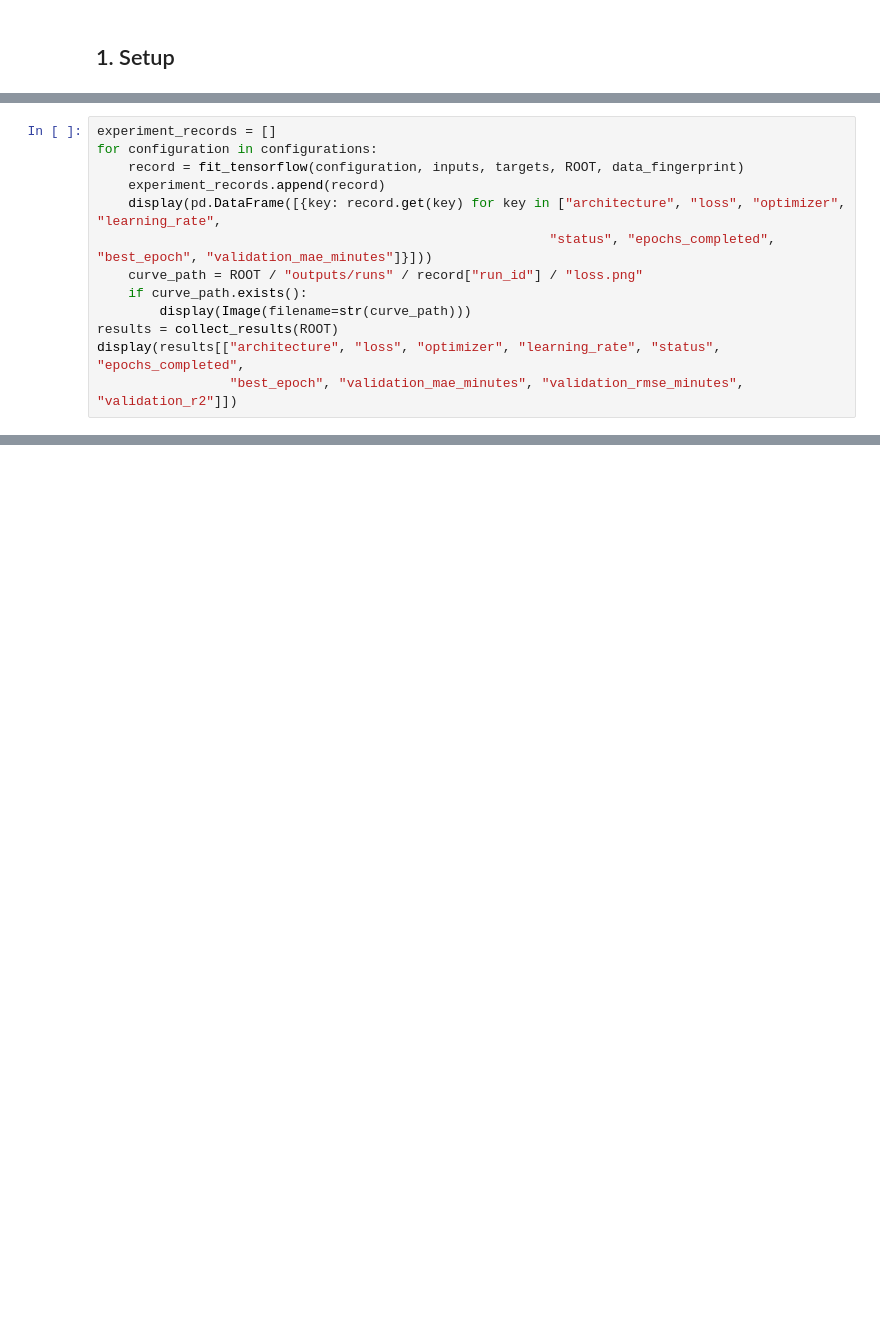
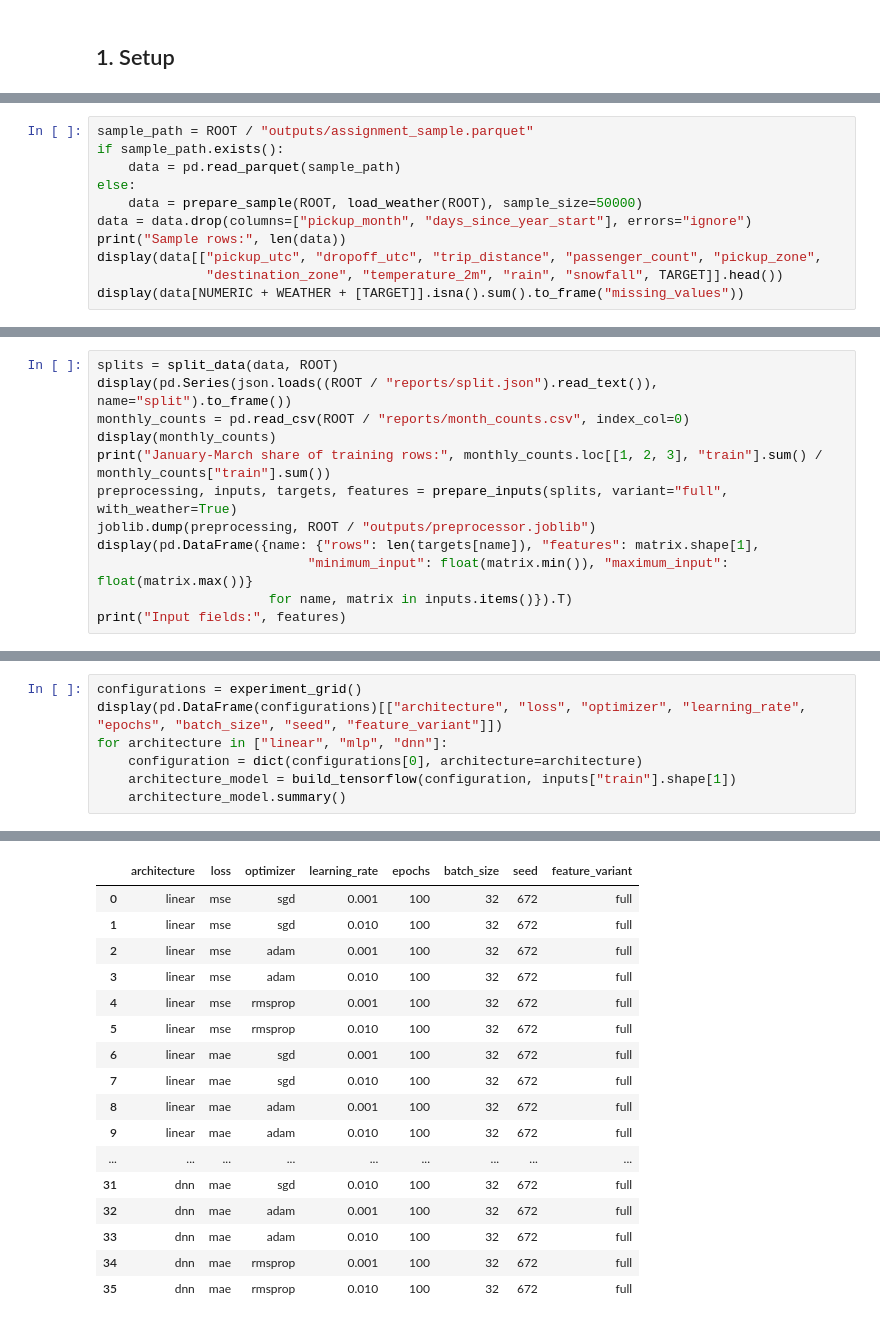
Before and after one commit to Negarkamvij/NYC-Taxi-Duration-Prediction, a Jupyter notebook: Taxi_Project_2.ipynb, the cells around one changed output, grey strips where cells are left out. Saved outputs shown, nothing was run; the diff lists cells and outputs as text; blank space fills up the shorter version.

```diff
--- a/Taxi_Project_2.ipynb
+++ b/Taxi_Project_2.ipynb
@@ -402,13 +12,0 @@ The full grid contains **36 configurations**. Each fit saves the training and va
-# %%
-experiment_records = []
-for configuration in configurations:
-    record = fit_tensorflow(configuration, inputs, targets, ROOT, data_fingerprint)
-    experiment_records.append(record)
-    display(pd.DataFrame([{key: record.get(key) for key in ["architecture", "loss", "optimizer", "learning_rate",
-                                                          "status", "epochs_completed", "best_epoch", "validation_mae_minutes"]}]))
-    curve_path = ROOT / "outputs/runs" / record["run_id"] / "loss.png"
-    if curve_path.exists():
-        display(Image(filename=str(curve_path)))
-results = collect_results(ROOT)
-display(results[["architecture", "loss", "optimizer", "learning_rate", "status", "epochs_completed",
-                 "best_epoch", "validation_mae_minutes", "validation_rmse_minutes", "validation_r2"]])
@@ -544,0 +166,11 @@ The final numerical findings and framework comparison are reported below from th
+# %%
+sample_path = ROOT / "outputs/assignment_sample.parquet"
+if sample_path.exists():
+    data = pd.read_parquet(sample_path)
+else:
+    data = prepare_sample(ROOT, load_weather(ROOT), sample_size=50000)
+data = data.drop(columns=["pickup_month", "days_since_year_start"], errors="ignore")
+print("Sample rows:", len(data))
+display(data[["pickup_utc", "dropoff_utc", "trip_distance", "passenger_count", "pickup_zone",
+              "destination_zone", "temperature_2m", "rain", "snowfall", TARGET]].head())
+display(data[NUMERIC + WEATHER + [TARGET]].isna().sum().to_frame("missing_values"))
@@ -544,0 +263,12 @@ The final numerical findings and framework comparison are reported below from th
+# %%
+splits = split_data(data, ROOT)
+display(pd.Series(json.loads((ROOT / "reports/split.json").read_text()), name="split").to_frame())
+monthly_counts = pd.read_csv(ROOT / "reports/month_counts.csv", index_col=0)
+display(monthly_counts)
+print("January-March share of training rows:", monthly_counts.loc[[1, 2, 3], "train"].sum() / monthly_counts["train"].sum())
+preprocessing, inputs, targets, features = prepare_inputs(splits, variant="full", with_weather=True)
+joblib.dump(preprocessing, ROOT / "outputs/preprocessor.joblib")
+display(pd.DataFrame({name: {"rows": len(targets[name]), "features": matrix.shape[1],
+                           "minimum_input": float(matrix.min()), "maximum_input": float(matrix.max())}
+                      for name, matrix in inputs.items()}).T)
+print("Input fields:", features)
@@ -544,0 +442,8 @@ The final numerical findings and framework comparison are reported below from th
+# %%
+configurations = experiment_grid()
+display(pd.DataFrame(configurations)[["architecture", "loss", "optimizer", "learning_rate", "epochs", "batch_size", "seed", "feature_variant"]])
+for architecture in ["linear", "mlp", "dnn"]:
+    configuration = dict(configurations[0], architecture=architecture)
+    architecture_model = build_tensorflow(configuration, inputs["train"].shape[1])
+    architecture_model.summary()
+# %% [output]
@@ -544,0 +467,17 @@ The final numerical findings and framework comparison are reported below from th
+|  | architecture | loss | optimizer | learning_rate | epochs | batch_size | seed | feature_variant |
+| 0 | linear | mse | sgd | 0.001 | 100 | 32 | 672 | full |
+| 1 | linear | mse | sgd | 0.010 | 100 | 32 | 672 | full |
+| 2 | linear | mse | adam | 0.001 | 100 | 32 | 672 | full |
+| 3 | linear | mse | adam | 0.010 | 100 | 32 | 672 | full |
+| 4 | linear | mse | rmsprop | 0.001 | 100 | 32 | 672 | full |
+| 5 | linear | mse | rmsprop | 0.010 | 100 | 32 | 672 | full |
+| 6 | linear | mae | sgd | 0.001 | 100 | 32 | 672 | full |
+| 7 | linear | mae | sgd | 0.010 | 100 | 32 | 672 | full |
+| 8 | linear | mae | adam | 0.001 | 100 | 32 | 672 | full |
+| 9 | linear | mae | adam | 0.010 | 100 | 32 | 672 | full |
+| ... | ... | ... | ... | ... | ... | ... | ... | ... |
+| 31 | dnn | mae | sgd | 0.010 | 100 | 32 | 672 | full |
+| 32 | dnn | mae | adam | 0.001 | 100 | 32 | 672 | full |
+| 33 | dnn | mae | adam | 0.010 | 100 | 32 | 672 | full |
+| 34 | dnn | mae | rmsprop | 0.001 | 100 | 32 | 672 | full |
+| 35 | dnn | mae | rmsprop | 0.010 | 100 | 32 | 672 | full |
```
Also changed, not shown: parts of 54 cells of this notebook, 6 other files.
